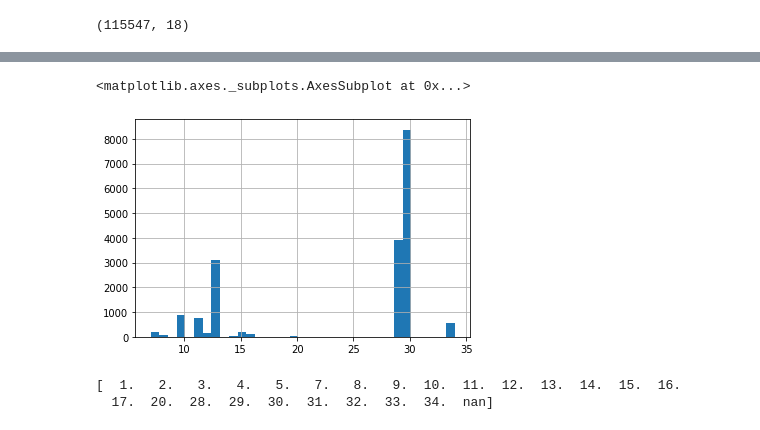
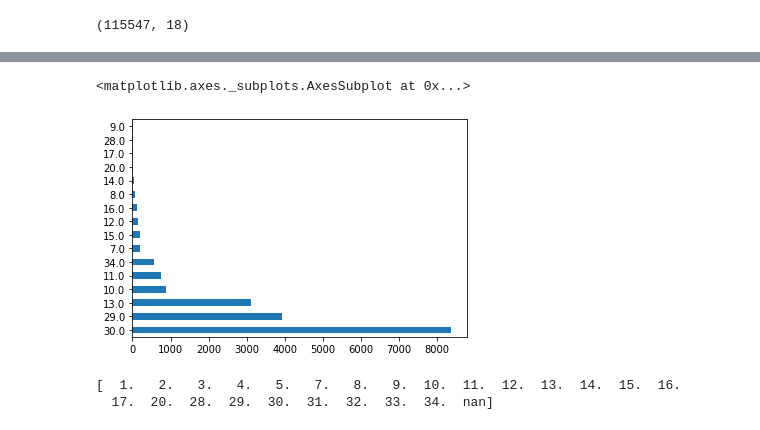
Before and after one commit to Codegn/car-traffic-predictions, a Jupyter notebook: rnn.ipynb, the cells around one changed output, grey strips where cells are left out. Drawn from its saved outputs; the diff is of its cells as text; code cells hidden in the pictures.

```diff
--- a/rnn.ipynb
+++ b/rnn.ipynb
@@ -66,8 +66,8 @@ alerts_df['alert_type_id'].hist()
 # %%
-alerts_df['alert_subtype_id'][alerts_df['alert_type_id'] == 4].hist(bins = 35)
+alerts_df['alert_subtype_id'][alerts_df['alert_type_id'] == 4].value_counts().plot(kind='barh')
 # %% [output]
 <matplotlib.axes._subplots.AxesSubplot at 0x...>
-[figure, old version]
+[figure, new version]
 # %%
 print(np.sort(alerts_df['alert_subtype_id'].unique()))
 # %% [output]
```
Also changed, not shown: parts of 16 cells of this notebook, 1 other file.
